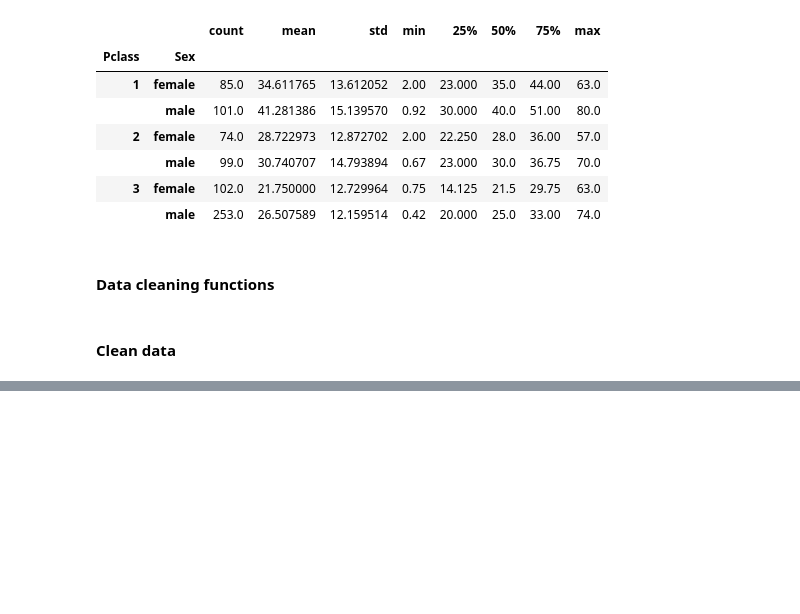
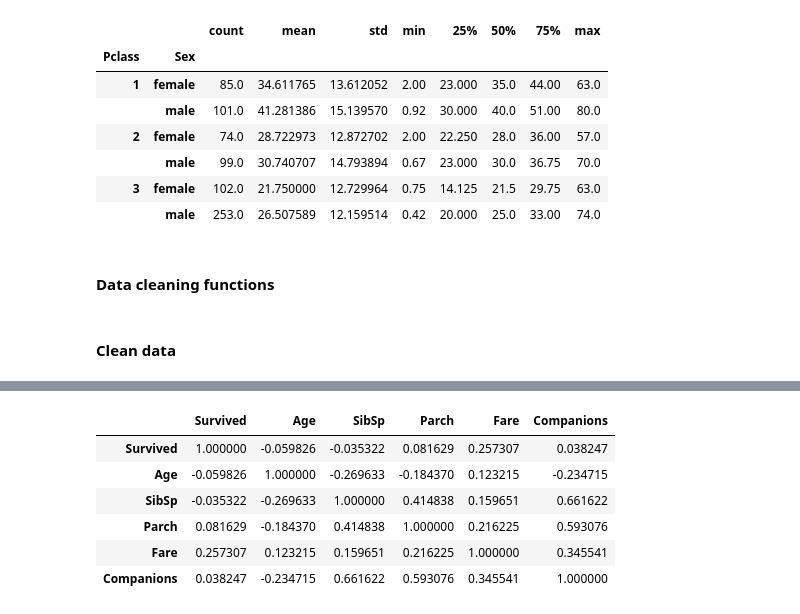
Before and after one commit to patryk126p/ai-programming-foundations-project, a Jupyter notebook: data_workflow.ipynb, the cells around one changed output, grey strips where cells are left out. Drawn from its saved outputs; the diff is of its cells as text; code cells hidden in the pictures; blank space fills up the shorter version.

```diff
--- a/data_workflow.ipynb
+++ b/data_workflow.ipynb
@@ -210,0 +230,4 @@ df_clean.head()
+# %%
+def calculate_correlations(df: pd.DataFrame, cols: list[str]) -> pd.DataFrame:
+    """Calculate correlations between selected columns."""
+    return df[cols].corr()
@@ -210,0 +267,10 @@ df_clean.head()
+# %%
+calculate_correlations(df_clean, ["Survived", "Age", "SibSp", "Parch", "Fare", "Companions"])
+# %% [output]
+|  | Survived | Age | SibSp | Parch | Fare | Companions |
+| Survived | 1.000000 | -0.059826 | -0.035322 | 0.081629 | 0.257307 | 0.038247 |
+| Age | -0.059826 | 1.000000 | -0.269633 | -0.184370 | 0.123215 | -0.234715 |
+| SibSp | -0.035322 | -0.269633 | 1.000000 | 0.414838 | 0.159651 | 0.661622 |
+| Parch | 0.081629 | -0.184370 | 0.414838 | 1.000000 | 0.216225 | 0.593076 |
+| Fare | 0.257307 | 0.123215 | 0.159651 | 0.216225 | 1.000000 | 0.345541 |
+| Companions | 0.038247 | -0.234715 | 0.661622 | 0.593076 | 0.345541 | 1.000000 |
```
Also changed, not shown: parts of 11 cells of this notebook.
